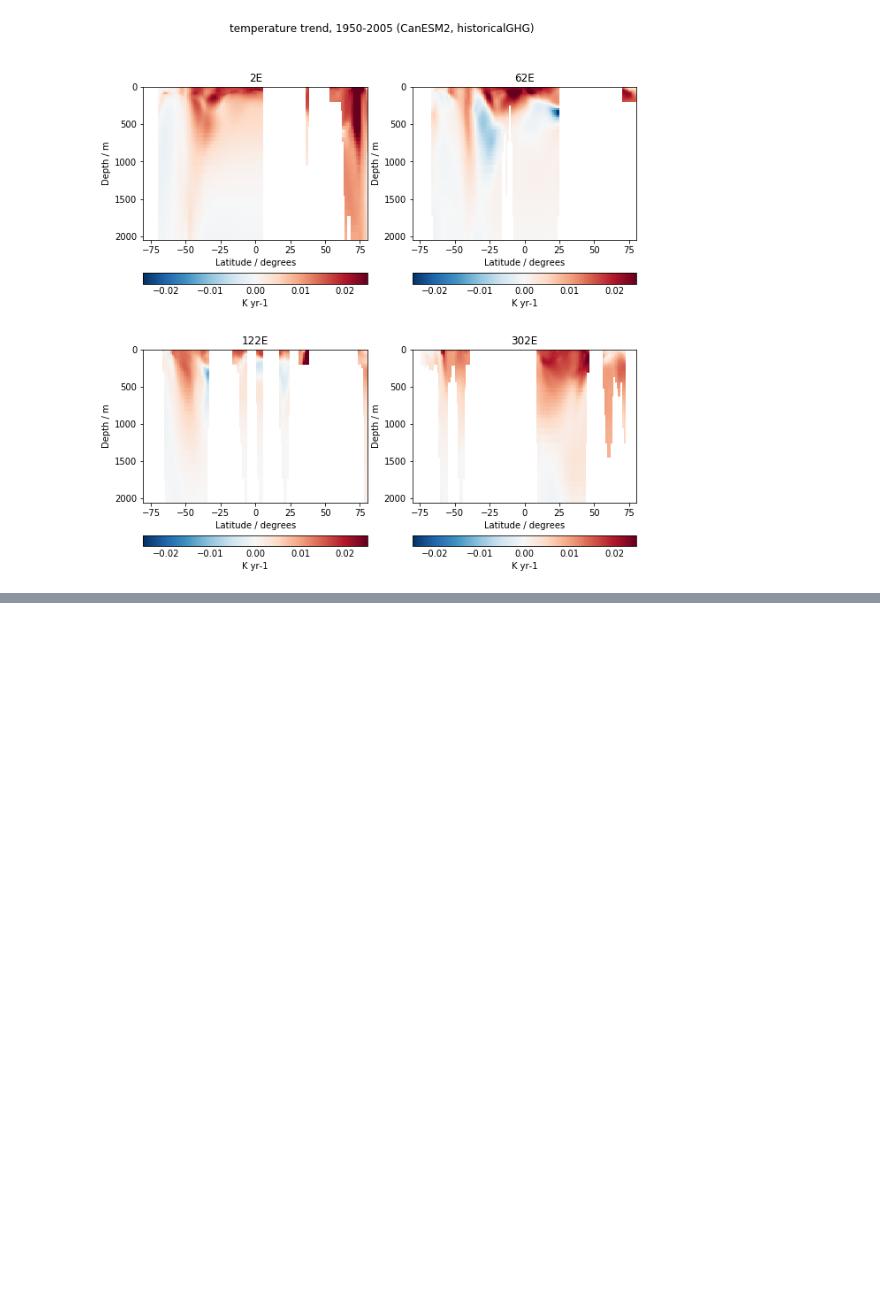
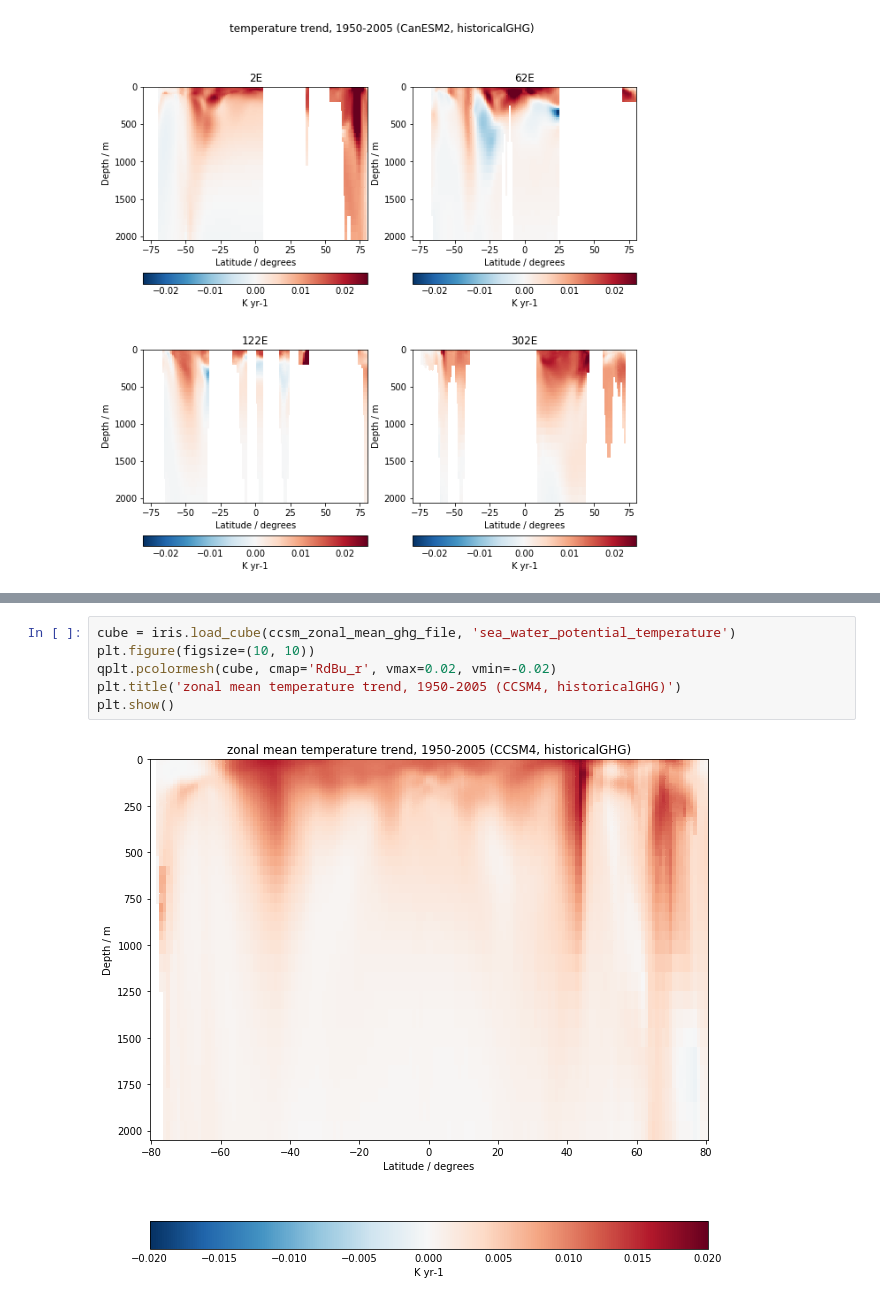
Before and after one commit to DamienIrving/ocean-analysis, a Jupyter notebook: development/susan_plots.ipynb, the cells around one changed output, grey strips where cells are left out. Cells and saved outputs as stored; diff of their text form; blank space fills up the shorter version.

```diff
--- a/development/susan_plots.ipynb
+++ b/development/susan_plots.ipynb
@@ -63,0 +79,8 @@ plot_lon_slice(canesm_ghg_file, 'CanESM2', 'historicalGHG')
+# %%
+cube = iris.load_cube(ccsm_zonal_mean_ghg_file, 'sea_water_potential_temperature')
+plt.figure(figsize=(10, 10))
+qplt.pcolormesh(cube, cmap='RdBu_r', vmax=0.02, vmin=-0.02)
+plt.title('zonal mean temperature trend, 1950-2005 (CCSM4, historicalGHG)')
+plt.show()
+# %% [output]
+[figure, added]
```
Also changed, not shown: parts of 4 cells of this notebook.
